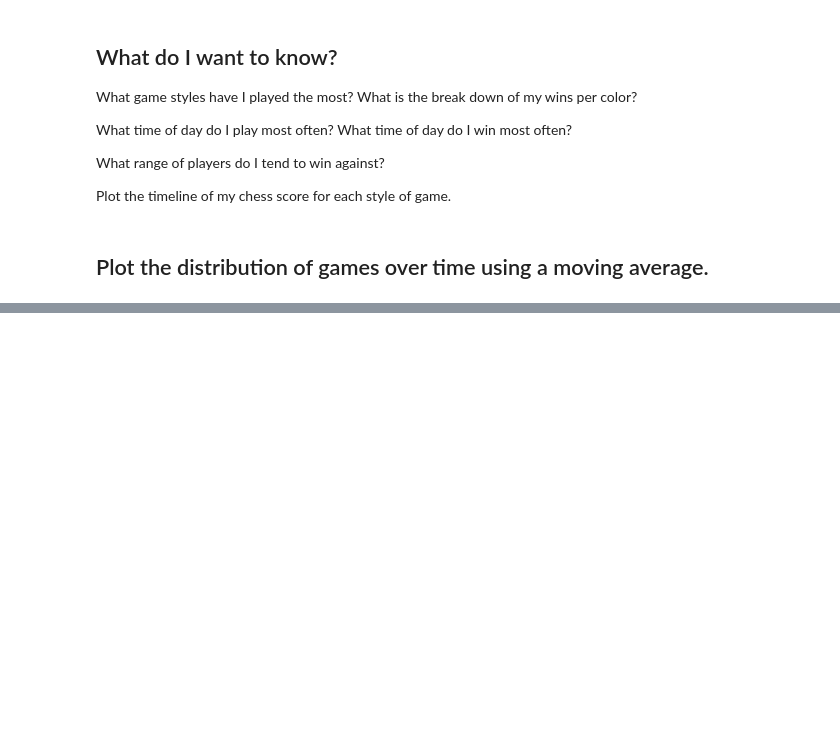
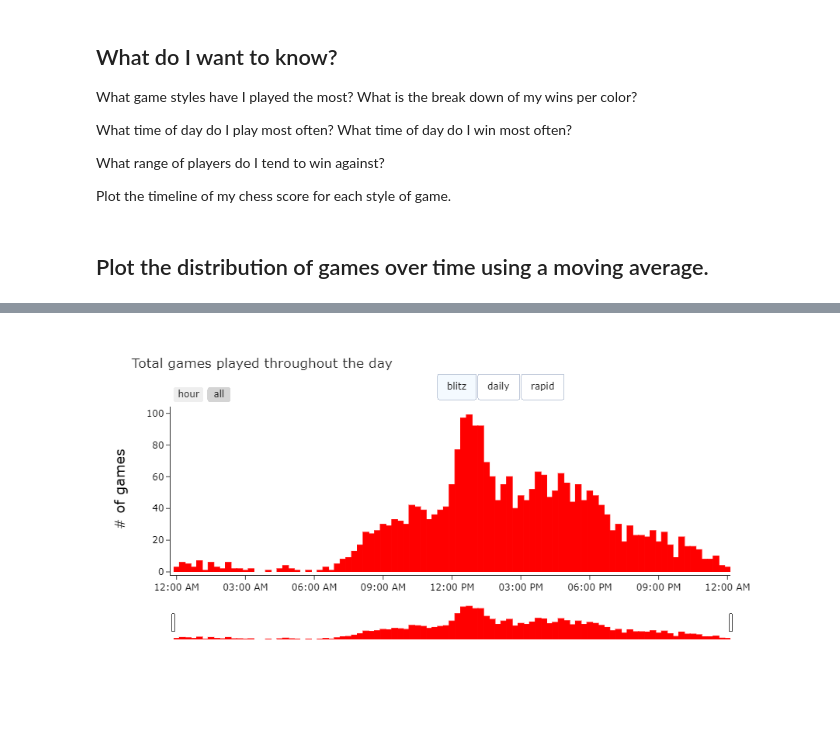
Before and after one commit to stuart-watt/chess_scraper, a Jupyter notebook: analyse_games.ipynb, the cells around one changed output, grey strips where cells are left out. Cells and saved outputs as stored; diff of their text form; code cells hidden in the pictures; blank space fills up the shorter version.

```diff
--- a/analyse_games.ipynb
+++ b/analyse_games.ipynb
@@ -167,0 +157,99 @@ daily_games[(daily_games["time_class"]=="blitz")&(daily_games["date"]>datetime(2
+# %%
+daily_games = df[["time_class", "timestamp", "result"]].reset_index(drop=True)
+daily_games = daily_games.sort_values(by="timestamp")
+
+# Convert to my timezone
+daily_games["timestamp"] = daily_games["timestamp"].dt.tz_localize('GMT')
+daily_games["timestamp"] = daily_games["timestamp"].dt.tz_convert('Australia/Perth')
+
+# Normalise the dates
+daily_games["time"] =  pd.to_datetime(daily_games["timestamp"].dt.strftime('%H:%M'), format='%H:%M')
+
+# round the times to windows
+window = 15
+
+daily_games[f"{window}_mins"] = daily_games[f"time"].dt.round(f'{window}min')
+daily_games = daily_games.groupby(["time_class", "result", f"{window}_mins"]).timestamp.count().reset_index()
+
+daily_games = daily_games.rename(columns={"timestamp": "count"})
+# %%
+# Plot data
+fig = go.Figure()
+
+colors = ["rgba(255, 0, 0, %s)", "rgba(0, 200, 0, %s)", "rgba(0, 0, 255, %s)"]
+button_list = []
+
+data = daily_games[[f"{window}_mins", "time_class", "count"]].groupby([f"{window}_mins", "time_class"]).sum().reset_index()
+
+for gg, game_type in enumerate(game_types.unique()):
+
+    games = data[(data["time_class"]==game_type)]
+
+    fig.add_trace(go.Bar(
+        x=games[f"{window}_mins"],
+        y=games[f"count"],
+        width=window*60*1000,
+        name=f"{game_type}",
+        marker={
+            "color": colors[gg]%1,
+            "line": {"width":1, "color":colors[gg]%1}
+        },
+        visible=True if gg==0 else False
+        ),
+    )
+
+    button = dict(
+        label=game_type,
+        method="update",
+        args=[
+            {"visible": [False]*gg + [True] + [False]*(len(game_types)-gg-1)},
+        ],
+    )
+    button_list.append(button)
+
+fig.update_layout(
+    template="simple_white",
+    title=f"Total games played throughout the day",
+    xaxis_tickformat='%I:%M %p',
+    autosize=False,
+    width=1000,
+    height=500,
+    margin=dict(
+        l=100,
+        r=100,
+        b=100,
+        t=100,
+        pad=4
+    ),
+    updatemenus=[
+        dict(
+            type="buttons",
+            direction="right",
+            x=0.7,
+            y=1.2,
+            showactive=True,
+            buttons=button_list
+        )
+    ]
+)
+
+fig.update_yaxes(
+    title="# of games",
+    title_font=dict(size=18, color='black'),
+    tickfont=dict(color="black")
+)
+
+fig.update_xaxes(
+    tickfont=dict(color="black"),
+    rangeslider_visible=True,
+    rangeselector=dict(
+        buttons=list([
+            dict(count=1, label="hour", step="hour", stepmode="backward"),
+            dict(step="all")
+        ])
+    )
+)
+
+fig.show()
+# %% [output]
+[figure, added]
```
Also changed, not shown: parts of 14 cells of this notebook.
